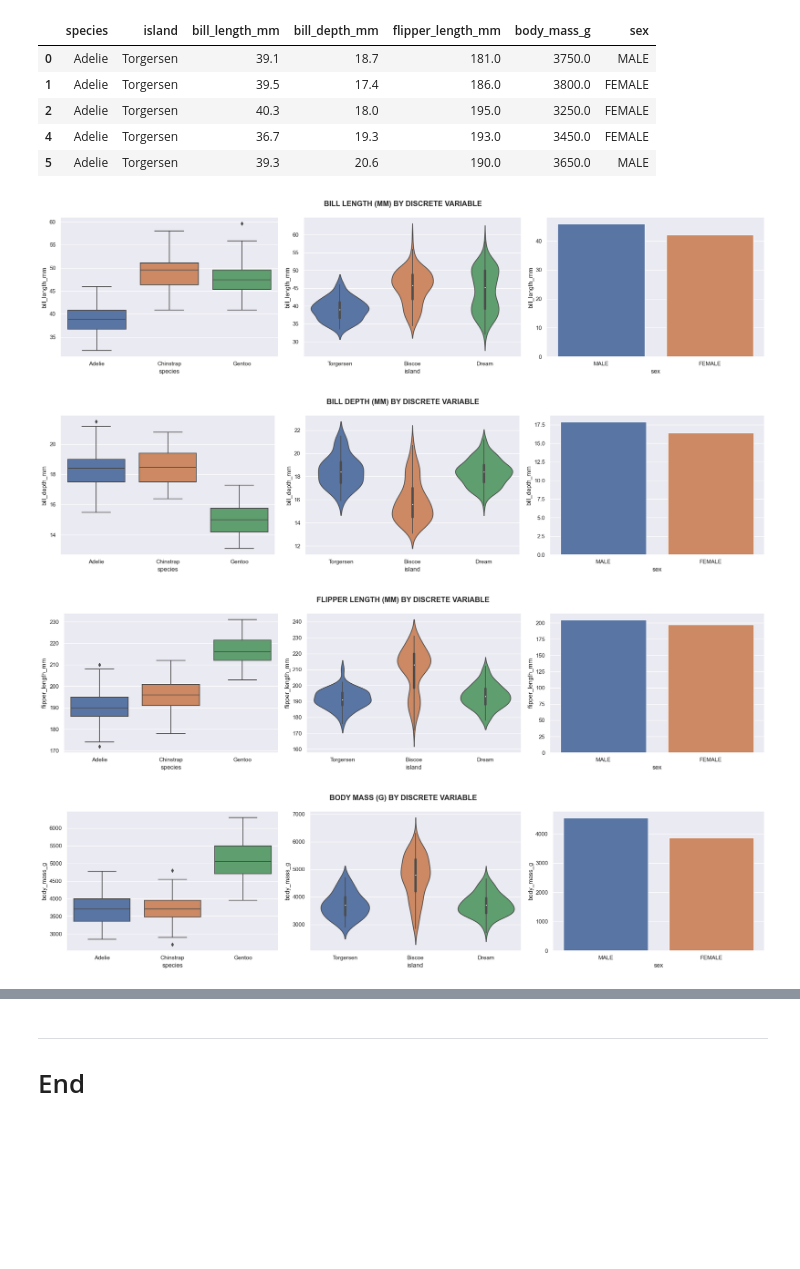
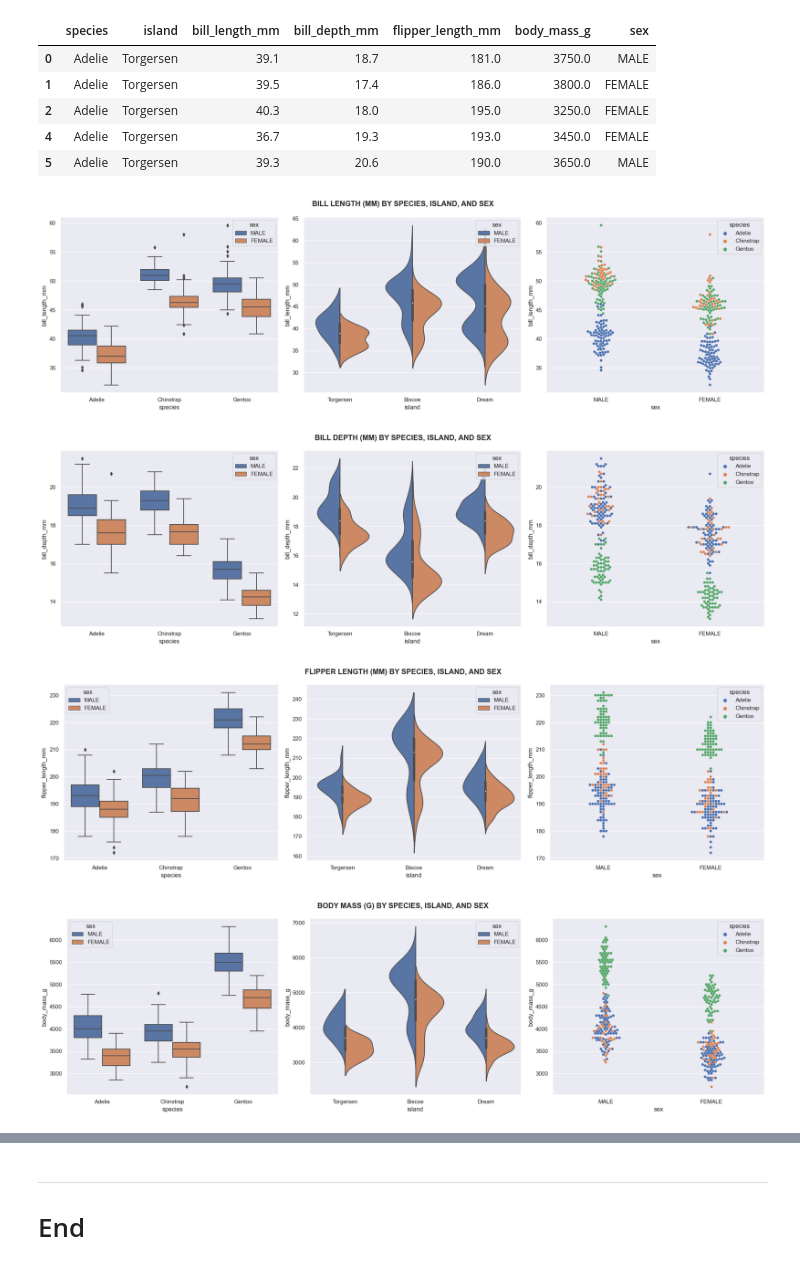
Before and after one commit to damienfarrell/fund-data, a Jupyter notebook: tasks.ipynb, the cells around one changed output, grey strips where cells are left out. Saved outputs shown, nothing was run; the diff lists cells and outputs as text; code cells hidden in the pictures; blank space fills up the shorter version.

```diff
--- a/tasks.ipynb
+++ b/tasks.ipynb
@@ -501,58 +552,62 @@ df.head()
 | 4 | Adelie | Torgersen | 36.7 | 19.3 | 193.0 | 3450.0 | FEMALE |
 | 5 | Adelie | Torgersen | 39.3 | 20.6 | 190.0 | 3650.0 | MALE |
 # %%
-figure, axes = plt.subplots(1, 3, figsize=(20, 5))
-figure.suptitle('BILL LENGTH (MM) BY DISCRETE VARIABLE', fontweight='bold')
+figure, axes = plt.subplots(1, 3, figsize=(20, 6))
+figure.suptitle("BILL LENGTH (MM) BY SPECIES, ISLAND, AND SEX", fontweight="bold")
 
-sns.boxplot(y=df['bill_length_mm'], x=df['species'], ax=axes[0])
+sns.boxplot(y=df["bill_length_mm"], x=df["species"], ax=axes[0], hue=df["sex"])
 
-sns.violinplot(y=df['bill_length_mm'], x=df['island'], ax=axes[1])
+sns.violinplot(
+    y=df["bill_length_mm"], x=df["island"], ax=axes[1], hue=df["sex"], split=True
+)
 
-sns.barplot(data=df, x='sex', y='bill_length_mm',
-            estimator='mean', errorbar=None, ax=axes[2])
+sns.swarmplot(data=df, x="sex", y="bill_length_mm", hue=df["species"], ax=axes[2])
 
 plt.tight_layout()
 # %% [output]
-[figure, old version]
+[figure, new version]
 # %%
-figure, axes = plt.subplots(1, 3, figsize=(20, 5))
-figure.suptitle('BILL DEPTH (MM) BY DISCRETE VARIABLE', fontweight='bold')
+figure, axes = plt.subplots(1, 3, figsize=(20, 6))
+figure.suptitle("BILL DEPTH (MM) BY SPECIES, ISLAND, AND SEX", fontweight="bold")
 
-sns.boxplot(y=df['bill_depth_mm'], x=df['species'], ax=axes[0])
+sns.boxplot(y=df["bill_depth_mm"], x=df["species"], ax=axes[0], hue=df["sex"])
 
-sns.violinplot(y=df['bill_depth_mm'], x=df['island'], ax=axes[1])
+sns.violinplot(
+    y=df["bill_depth_mm"], x=df["island"], ax=axes[1], hue=df["sex"], split=True
+)
 
-sns.barplot(data=df, x='sex', y='bill_depth_mm',
-            estimator='mean', errorbar=None, ax=axes[2])
+sns.swarmplot(data=df, x="sex", y="bill_depth_mm", hue=df["species"], ax=axes[2])
 
 plt.tight_layout()
 # %% [output]
-[figure, old version]
+[figure, new version]
 # %%
-figure, axes = plt.subplots(1, 3, figsize=(20, 5))
-figure.suptitle('FLIPPER LENGTH (MM) BY DISCRETE VARIABLE', fontweight='bold')
+figure, axes = plt.subplots(1, 3, figsize=(20, 6))
+figure.suptitle("FLIPPER LENGTH (MM) BY SPECIES, ISLAND, AND SEX", fontweight="bold")
 
-sns.boxplot(y=df['flipper_length_mm'], x=df['species'], ax=axes[0])
+sns.boxplot(y=df["flipper_length_mm"], x=df["species"], ax=axes[0], hue=df["sex"])
 
-sns.violinplot(y=df['flipper_length_mm'], x=df['island'], ax=axes[1])
+sns.violinplot(
+    y=df["flipper_length_mm"], x=df["island"], ax=axes[1], hue=df["sex"], split=True
+)
 
-sns.barplot(data=df, x='sex', y='flipper_length_mm',
-            estimator='mean', errorbar=None, ax=axes[2])
+sns.swarmplot(data=df, x="sex", y="flipper_length_mm", hue=df["species"], ax=axes[2])
 
 plt.tight_layout()
 # %% [output]
-[figure, old version]
+[figure, new version]
 # %%
-figure, axes = plt.subplots(1, 3, figsize=(20, 5))
-figure.suptitle('BODY MASS (G) BY DISCRETE VARIABLE', fontweight='bold')
+figure, axes = plt.subplots(1, 3, figsize=(20, 6))
+figure.suptitle("BODY MASS (G) BY SPECIES, ISLAND, AND SEX", fontweight="bold")
 
-sns.boxplot(y=df['body_mass_g'], x=df['species'], ax=axes[0])
+sns.boxplot(y=df["body_mass_g"], x=df["species"], ax=axes[0], hue=df["sex"])
 
-sns.violinplot(y=df['body_mass_g'], x=df['island'], ax=axes[1])
+sns.violinplot(
+    y=df["body_mass_g"], x=df["island"], ax=axes[1], hue=df["sex"], split=True
+)
 
-sns.barplot(data=df, x='sex', y='body_mass_g',
-            estimator='mean', errorbar=None, ax=axes[2])
+sns.swarmplot(data=df, x="sex", y="body_mass_g", hue=df["species"], ax=axes[2])
 
 plt.tight_layout()
 # %% [output]
-[figure, old version]
+[figure, new version]
```
Also changed, not shown: parts of 47 cells of this notebook, 6 other files.
